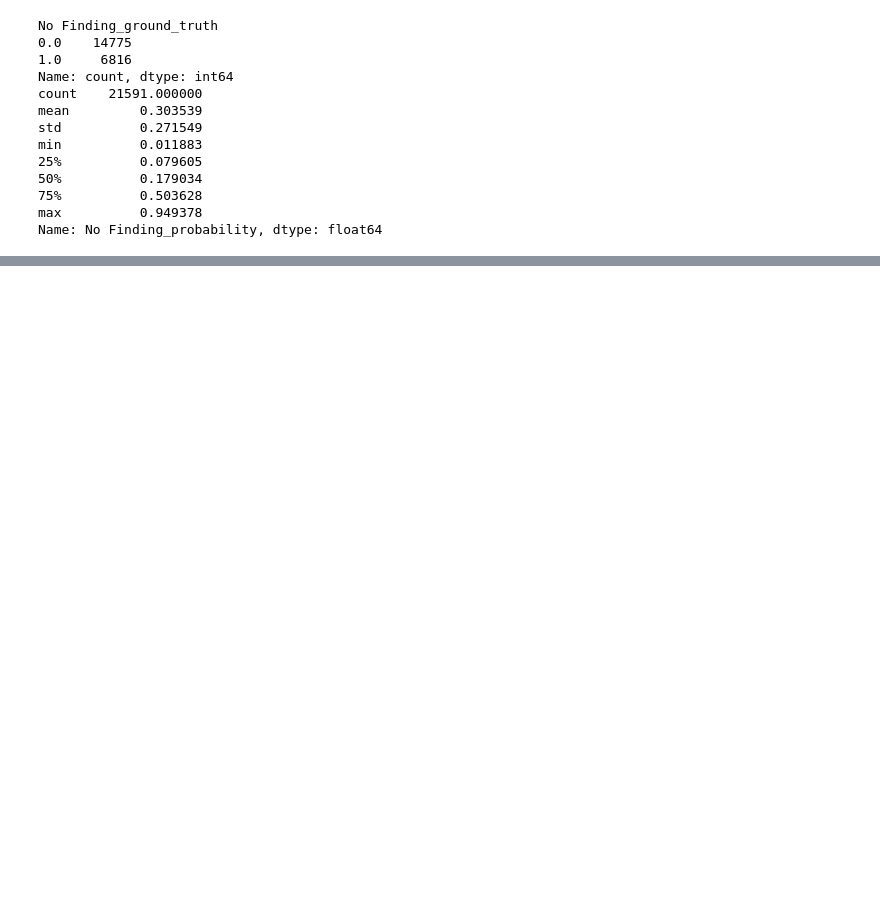
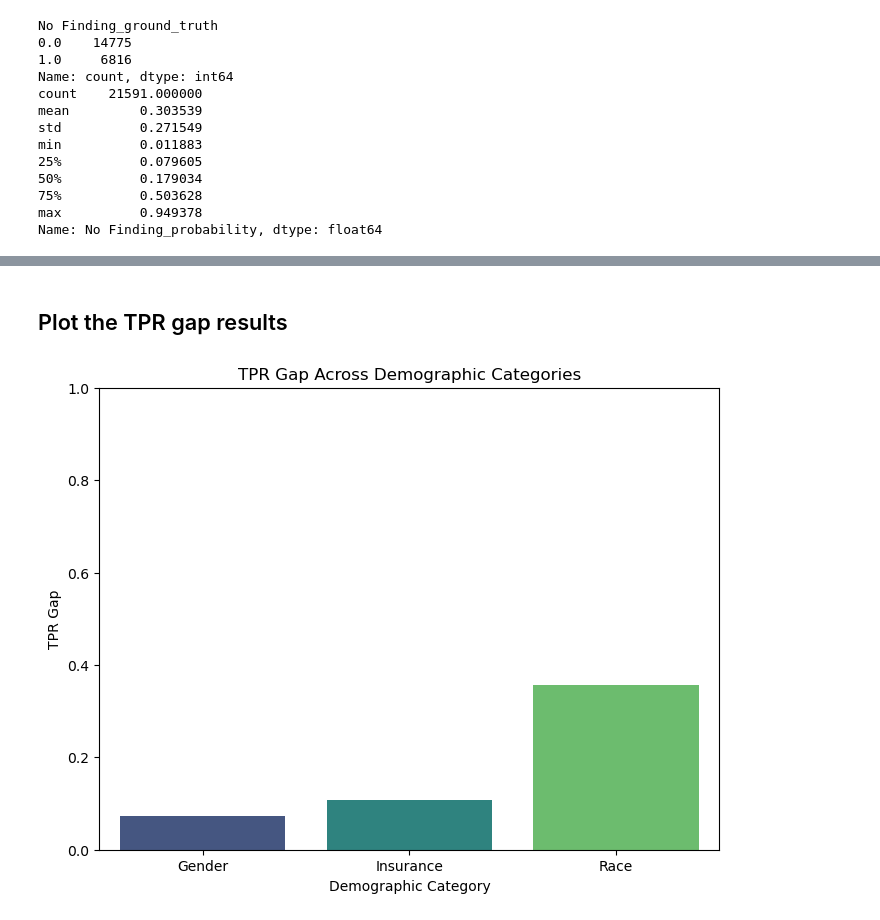
Before and after one commit to AhmedRadwan02/MIMIC_Fairness_Classification, a Jupyter notebook: KaggleNotebook/analysis_2.ipynb, the cells around one changed output, grey strips where cells are left out. Saved outputs shown, nothing was run; the diff lists cells and outputs as text; code cells hidden in the pictures; blank space fills up the shorter version.

```diff
--- a/KaggleNotebook/analysis_2.ipynb
+++ b/KaggleNotebook/analysis_2.ipynb
@@ -262,0 +354,46 @@ Name: No Finding_probability, dtype: float64
+# %% [markdown]
+## Plot the TPR gap results
+# %%
+def plot_tpr_gaps(tpr_gaps, demographic_categories):
+    """
+    Plot TPR gaps for different demographic categories.
+
+    Parameters:
+    - tpr_gaps: Dictionary containing TPR gaps for each demographic category.
+    - demographic_categories: List of demographic categories (e.g., gender, insurance, race).
+    """
+    # Convert the TPR gaps into a DataFrame
+    tpr_gap_df = pd.DataFrame({
+        "Demographic Category": demographic_categories,
+        "TPR Gap": [tpr_gaps[category] for category in demographic_categories]
+    })
+
+    # Plot the TPR gaps
+    plt.figure(figsize=(8, 6))
+    sns.barplot(
+        x="Demographic Category",
+        y="TPR Gap",
+        hue="Demographic Category",
+        data=tpr_gap_df,
+        palette="viridis",
+        dodge=False,
+        legend=False
+    )
+    plt.title("TPR Gap Across Demographic Categories")
+    plt.ylabel("TPR Gap")
+    plt.xlabel("Demographic Category")
+    plt.ylim(0, 1)  # TPR gaps are between 0 and 1
+    plt.show()
+
+
+# Store the TPR gaps in a dict
+tpr_gaps = {
+    "Gender": tpr_gap_gender,
+    "Insurance": tpr_gap_insurance,
+    "Race": tpr_gap_race
+}
+
+# Plot the TPR gaps
+plot_tpr_gaps(tpr_gaps, ["Gender", "Insurance", "Race"])
+# %% [output]
+[figure, added]
```
Also changed, not shown: parts of 7 cells of this notebook.
